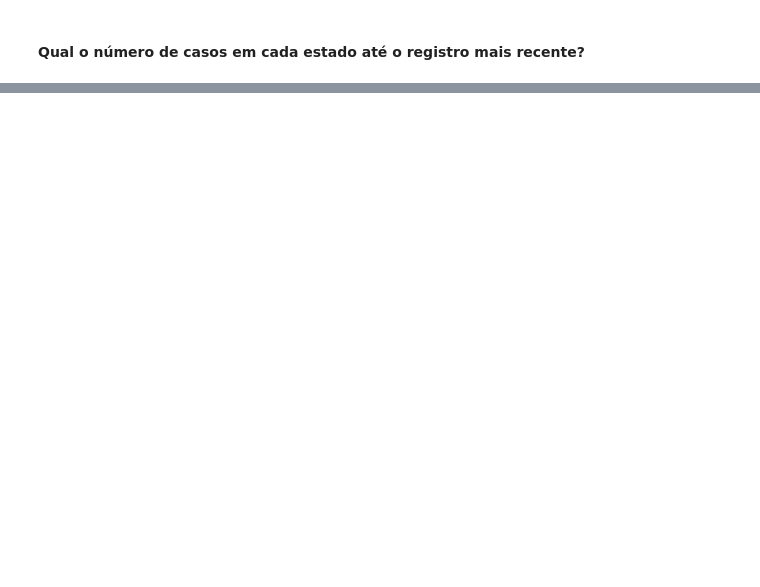
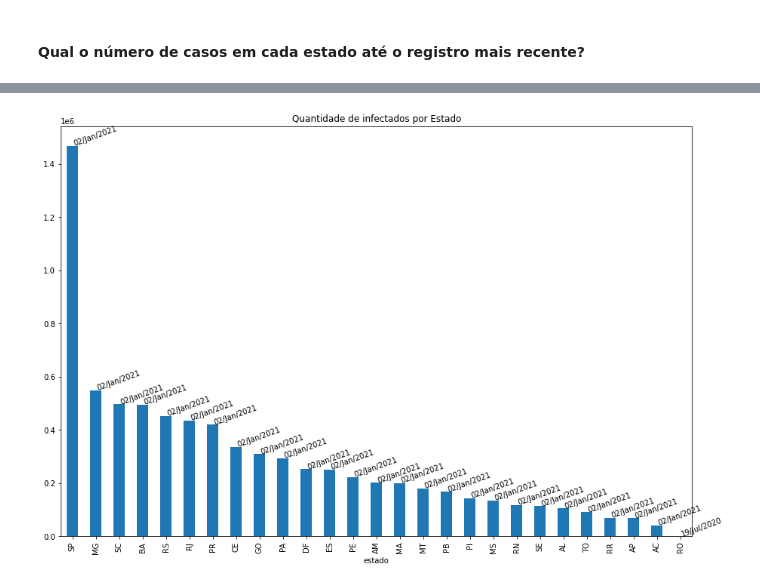
Before and after one commit to SilvioDaCol/Analise_COVID19, a Jupyter notebook: Analysis.ipynb, the cells around one changed output, grey strips where cells are left out. Cells and saved outputs as stored; diff of their text form; code cells hidden in the pictures; blank space fills up the shorter version.

```diff
--- a/Analysis.ipynb
+++ b/Analysis.ipynb
@@ -330 +344,20 @@ infectadosPorEstado.plot(kind='bar', figsize=(20,10), title="Quantidade de infec
+# %%
+infectadosPorEstado = covid_estados.groupby('estado').tail(1)[['estado', 'data', 'casosAcumulado']]
+
+infectadosPorEstado.set_index('estado', inplace=True)
+
+infectadosPorEstado.sort_values('casosAcumulado', ascending=False, inplace=True)
+
+ax = infectadosPorEstado.casosAcumulado.plot(kind='bar',
+                                     figsize=(15,10),
+                                     title="Quantidade de infectados por Estado")
+
+
+# Insere anotações (datas) para cada barra (estado)
+for i in range(len(infectadosPorEstado)):
+    ax.annotate(infectadosPorEstado.data.iloc[i].strftime("%d/%b/%Y"),
+                (i, infectadosPorEstado.casosAcumulado.iloc[i]+200),
+                rotation=20)
+# %% [output]
+[figure, added]
 # %%
```
Also changed, not shown: parts of 7 cells of this notebook.
